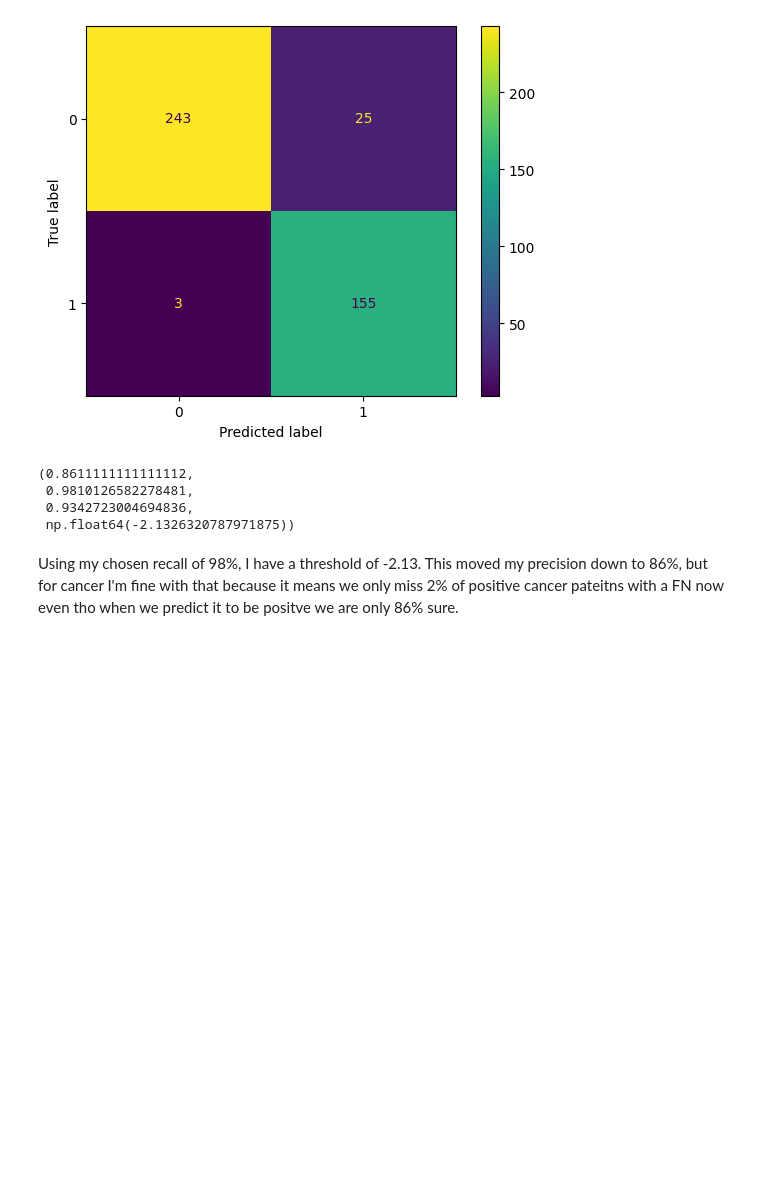
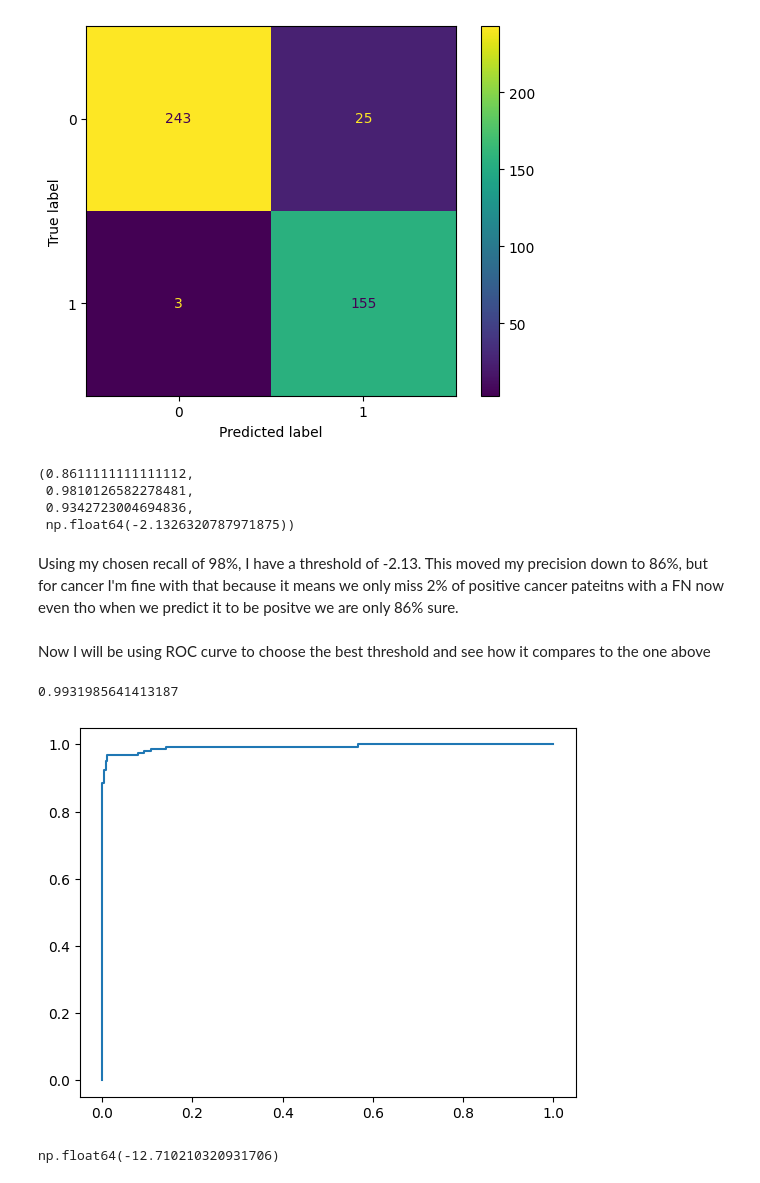
Before and after one commit to Steve-Rodrigues/Machine-Learning, a Jupyter notebook: confusion_matrix/breast_cancer.ipynb, the cells around one changed output. Drawn from its saved outputs; the diff is of its cells as text; code cells hidden in the pictures; blank space fills up the shorter version.

```diff
--- a/confusion_matrix/breast_cancer.ipynb
+++ b/confusion_matrix/breast_cancer.ipynb
@@ -193,3 +172,28 @@ precision,recall,accuracy, highest_threshold
  np.float64(-2.1326320787971875))
 # %% [markdown]
 Using my chosen recall of 98%, I have a threshold of -2.13. This moved my precision down to 86%, but for cancer I'm fine with that because it means we only miss 2% of positive cancer pateitns with a FN now even tho when we predict it to be positve we are only 86% sure.
+# %% [markdown]
+Now I will be using ROC curve to choose the best threshold and see how it compares to the one above
+# %%
+from sklearn.metrics import roc_curve, roc_auc_score
+#first I need to use cv to get the array of probability scores from the label data
+scores = cross_val_predict(predictor, X_train, y_train, cv=5, method='decision_function')
+fpr,tpr,thresholds = roc_curve(y_true=y_train,y_score=scores)
+AUC = roc_auc_score(y_train, scores)
+AUC
+# %% [output]
+0.9931985641413187
+# %%
+#Now we are going to plot the fpr against the tpr and see how it performed
+plt.plot(fpr,tpr)
+plt.show()
+# %% [output]
+[figure, added]
+# %%
+#now we are going to get the threshold that has the best recall (TPR) while still keeping a low FPR
+good_tpr_idx = np.argmax(tpr >= 0.95)
+thresh = threshold[good_tpr_idx]
+
+thresh
+# %% [output]
+np.float64(-12.710210320931706)
```
Also changed, not shown: parts of 4 cells of this notebook, 1 other file.
